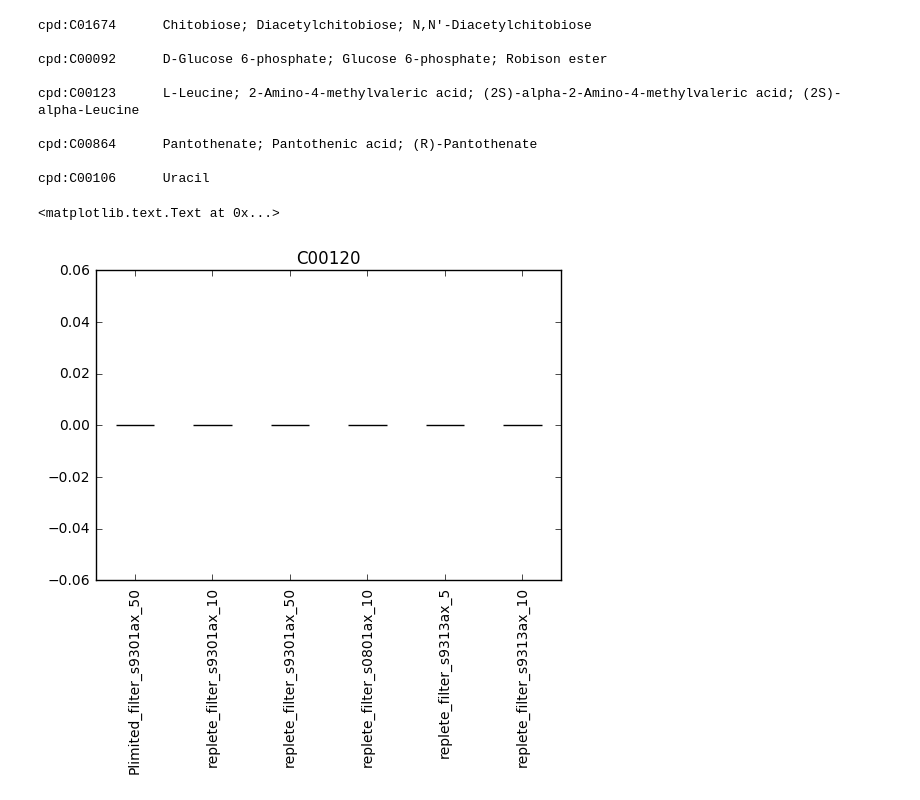
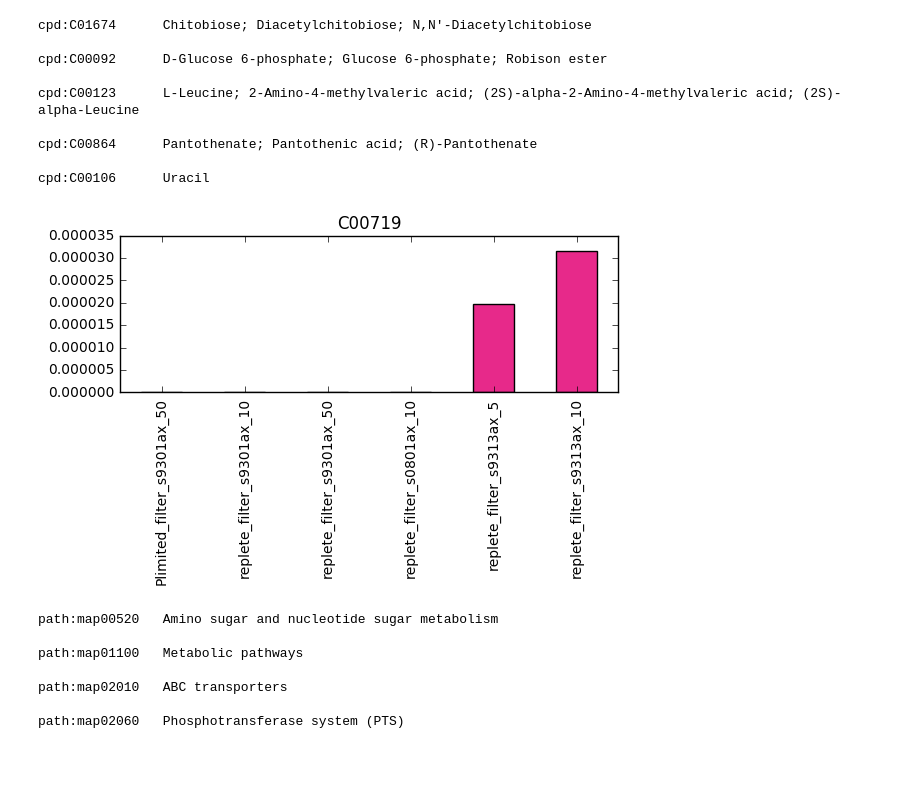
Before and after one commit to redbluewater/Pro_mtabs, a Jupyter notebook: ProKEGG.ipynb, the cells around one changed output. Drawn from its saved outputs; the diff is of its cells as text; code cells hidden in the pictures; blank space fills up the shorter version.

```diff
--- a/ProKEGG.ipynb
+++ b/ProKEGG.ipynb
@@ -822,14 +671,15 @@ cpd:C00864      Pantothenate; Pantothenic acid; (R)-Pantothenate
 
 cpd:C00106      Uracil
 # %%
-#test one...checking the loop
-oneCpd = 'C00120'
+#test one...checking the data
+oneCpd = 'C00719'
 
 df2 = mtabPruned.filter(regex = 'filter')
 toPlot = df2.loc[oneCpd]
 useColors = ['#1b9e77','#d95f02','#d95f02','#7570b3','#e7298a','#e7298a']
 axs = toPlot.plot(kind = 'bar',color = useColors)
 axs.set_title(oneCpd)
+plt.tight_layout()
+plt.savefig(oneCpd + '.png')
 # %% [output]
-<matplotlib.text.Text at 0x...>
-[figure, old version]
+[figure, new version]
@@ -836,3 +698,18 @@ axs.set_title(oneCpd)
+# %%
+oneCpd='C01674'
+r = kegg_link('pathway',oneCpd).read()
+m = trimMap(r)
+
+for item in m:
+    print(kegg_list(item).read())
+# %% [output]
+path:map00520   Amino sugar and nucleotide sugar metabolism
+
+path:map01100   Metabolic pathways
+
+path:map02010   ABC transporters
+
+path:map02060   Phosphotransferase system (PTS)
 # %%
 import dill                            #pip install dill --user
 filename= 'globalsave.pkl'
```
Also changed, not shown: parts of 35 cells of this notebook, 1 other file.
